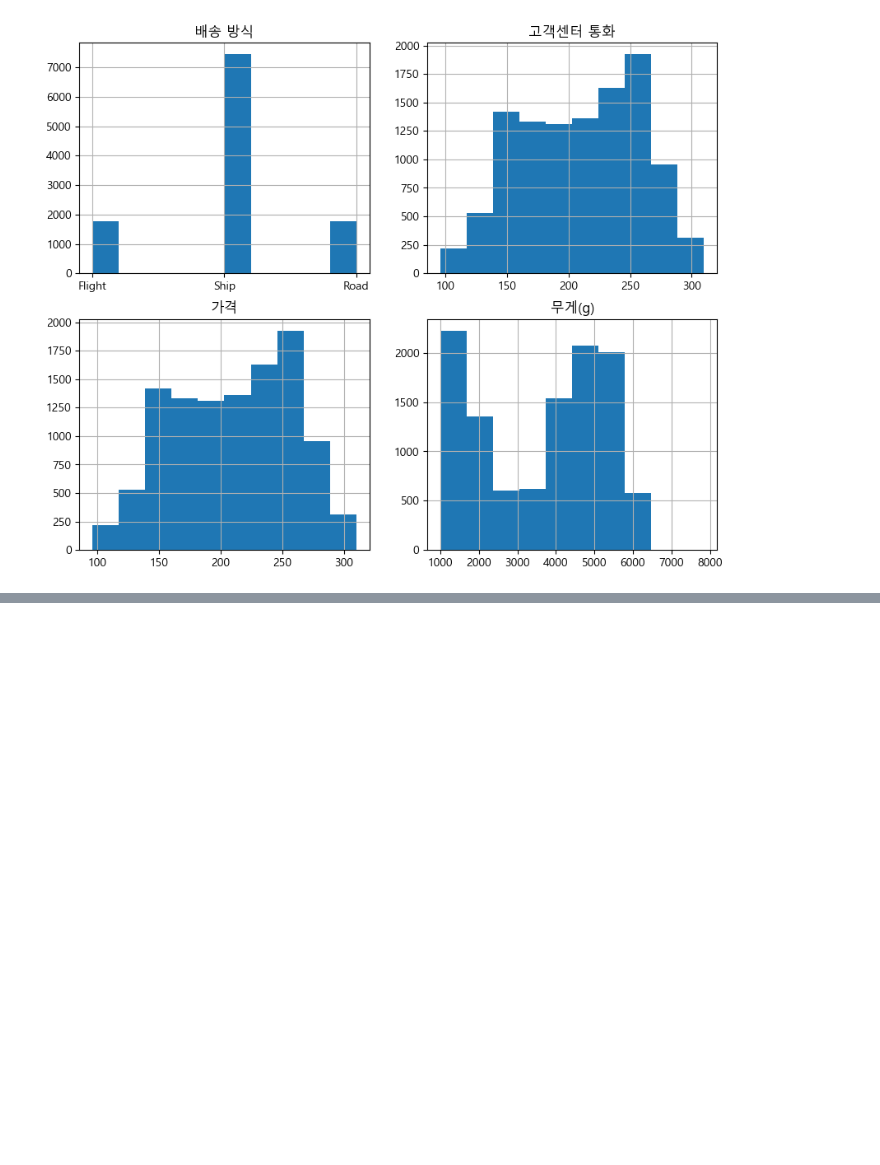
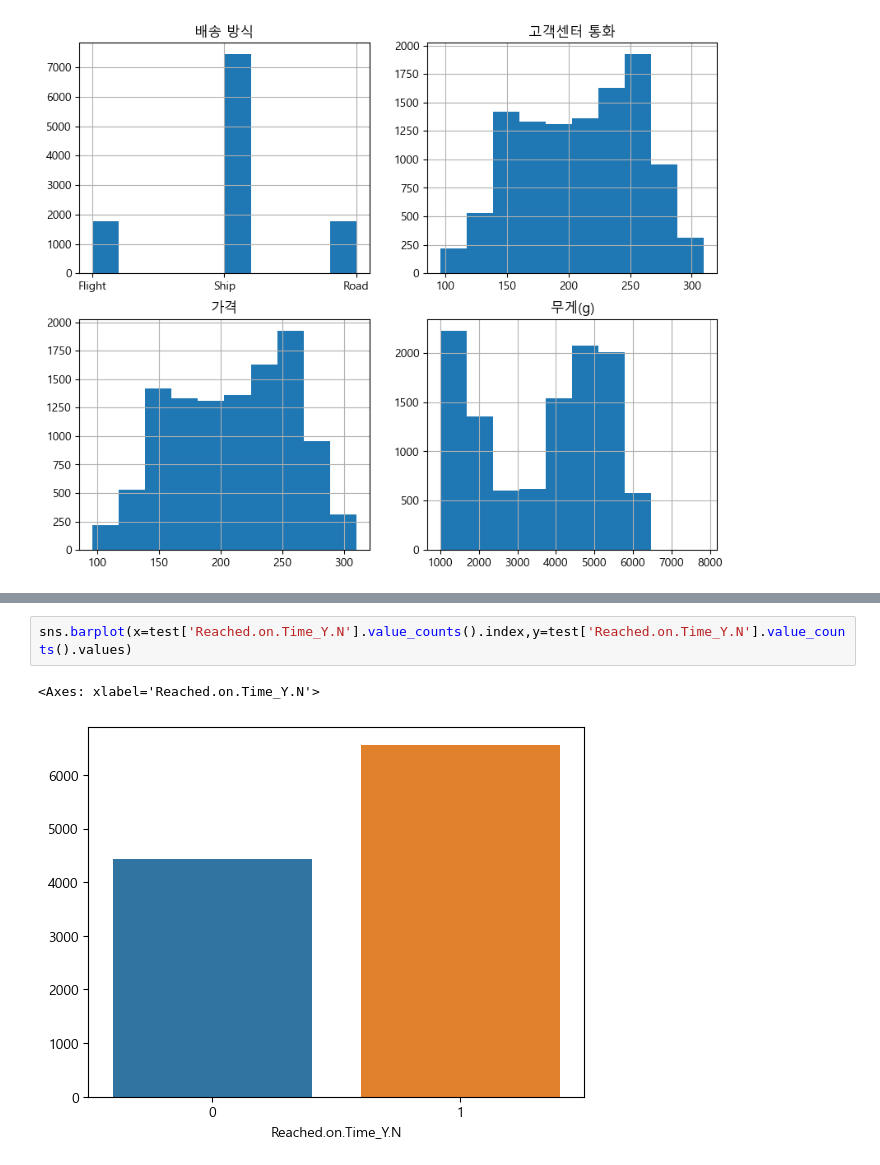
Before and after one commit to daebeobkim/python-bigdata, a Jupyter notebook: EDA/머신러닝/프로젝트 준비.ipynb, the cells around one changed output, grey strips where cells are left out. Cells and saved outputs as stored; diff of their text form; blank space fills up the shorter version.

```diff
--- a/EDA/머신러닝/프로젝트 준비.ipynb
+++ b/EDA/머신러닝/프로젝트 준비.ipynb
@@ -96,0 +92,5 @@ plt.show()
+# %%
+sns.barplot(x=test['Reached.on.Time_Y.N'].value_counts().index,y=test['Reached.on.Time_Y.N'].value_counts().values)
+# %% [output]
+<Axes: xlabel='Reached.on.Time_Y.N'>
+[figure, added]
```
Also changed, not shown: parts of 3 cells of this notebook.
